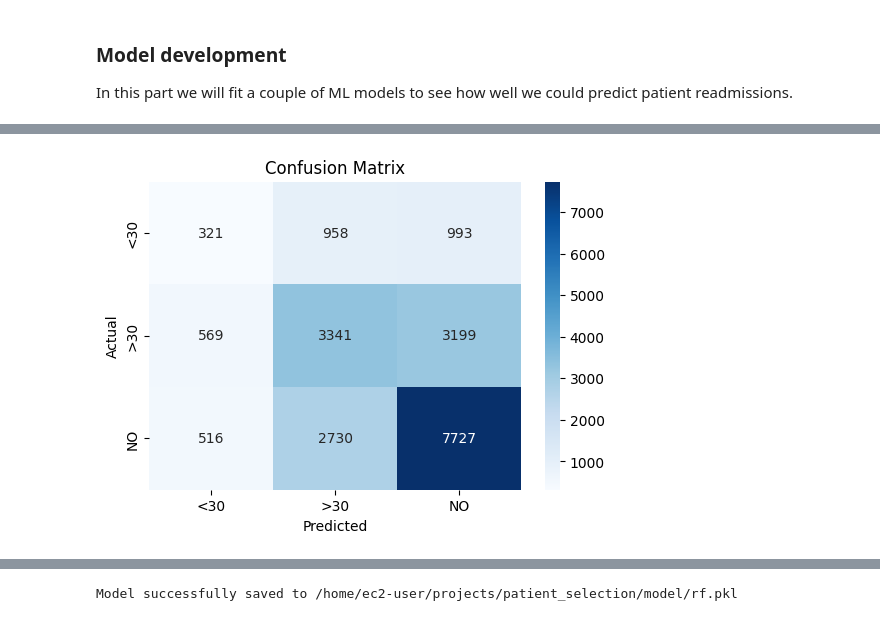
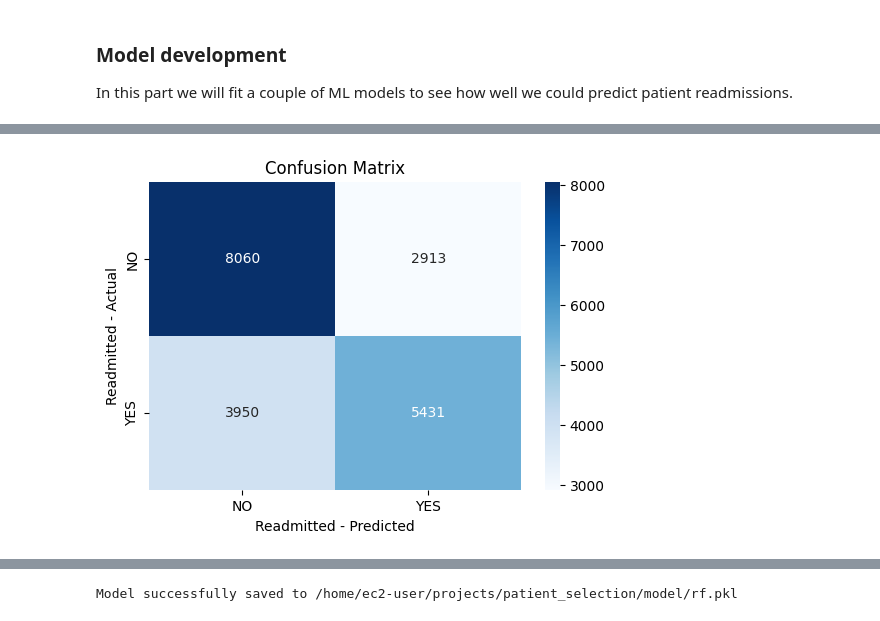
Before and after one commit to abuchin/patient_readmission_kaggle, a Jupyter notebook: EDA/EDA.ipynb, the cells around one changed output, grey strips where cells are left out. Saved outputs shown, nothing was run; the diff lists cells and outputs as text; code cells hidden in the pictures.

```diff
--- a/EDA/EDA.ipynb
+++ b/EDA/EDA.ipynb
@@ -147,7 +151,8 @@ Categorical: ['race', 'gender', 'age', 'weight', 'payer_code', 'medical_specialt
 X = data.drop("readmitted", axis=1)
 y = data["readmitted"]
 
-# merge readmitted
+# merge readmitted patients into one class
+y=y.replace({">30": "YES", "<30": "YES", "NO": "NO"})
 
 X_train, X_test, y_train, y_test = train_test_split(
     X, y, stratify=y, test_size=0.2, random_state=42
@@ -225,7 +270,7 @@ X_train_rf, y_train_rf = smote.fit_resample(X_train_proc, y_train)
 rf.fit(X_train_rf, y_train_rf)
 
 # predict
-y_pred = rf.predict(X_test_pca)
+y_pred = rf.predict(X_test_proc)
 
 # evaluate
 print("Accuracy:", accuracy_score(y_test, y_pred))
@@ -235,19 +290,19 @@ ValueError: X has 30 features, but RandomForestClassifier is expecting 2343 feat
 # %%
 
 # vizualise the confusion matrix
 cm = confusion_matrix(y_test, y_pred)
 
 # Plot heatmap
 plt.figure(figsize=(6, 4))
 sns.heatmap(cm, annot=True, fmt="d", cmap="Blues",
             xticklabels=rf.classes_,
             yticklabels=rf.classes_)
-plt.xlabel("Predicted")
-plt.ylabel("Actual")
+plt.xlabel("Readmitted - Predicted")
+plt.ylabel("Readmitted - Actual")
 plt.title("Confusion Matrix")
 plt.show()
 # %% [output]
-[figure, old version]
+[figure, new version]
 # %%
 
 # evaluate the feature importance
```
Also changed, not shown: parts of 9 cells of this notebook.
